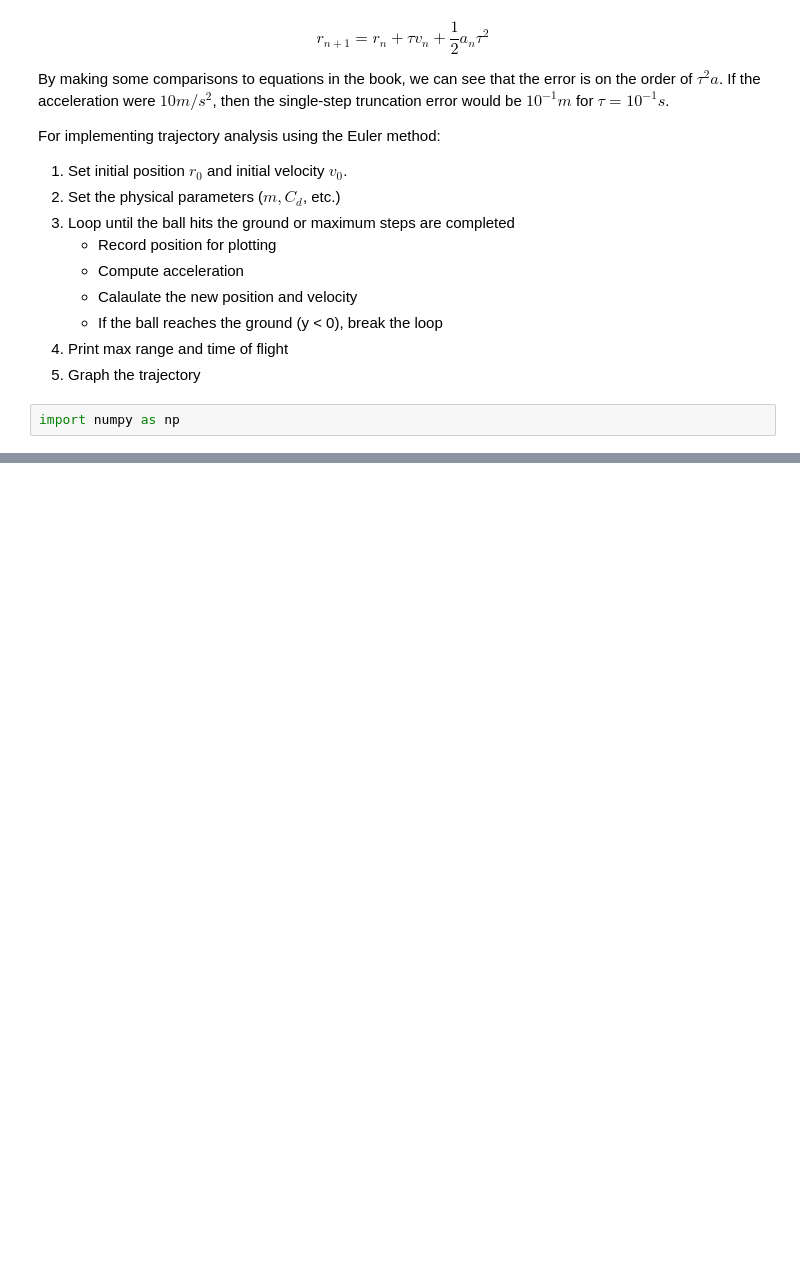
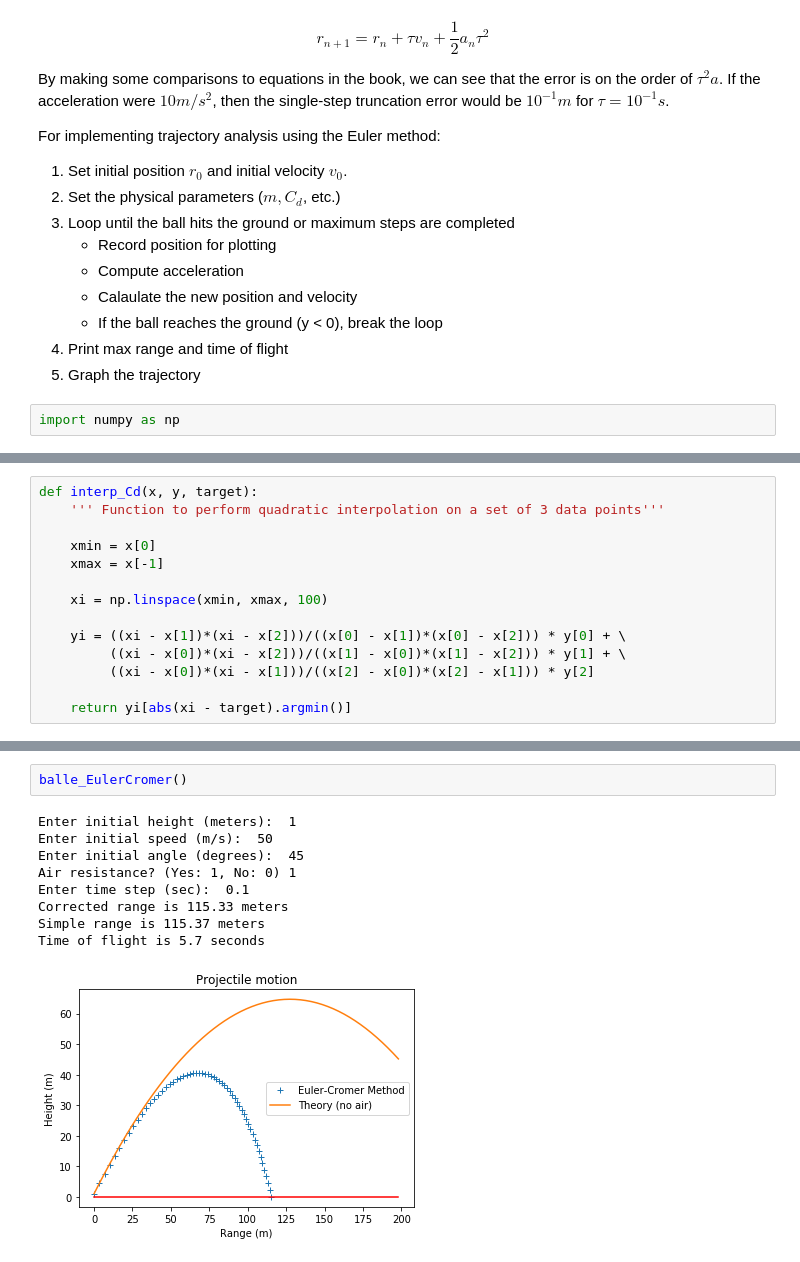
Before and after one commit to mattwilliams06/NumericalMethodsForPhysics, a Jupyter notebook: Ch2.ipynb, the cells around one changed output, grey strips where cells are left out. Saved outputs shown, nothing was run; the diff lists cells and outputs as text; blank space fills up the shorter version.

```diff
--- a/Ch2.ipynb
+++ b/Ch2.ipynb
@@ -180,0 +231,14 @@ Time of flight is 2.2 seconds
+# %%
+def interp_Cd(x, y, target):
+    ''' Function to perform quadratic interpolation on a set of 3 data points'''
+
+    xmin = x[0]
+    xmax = x[-1]
+
+    xi = np.linspace(xmin, xmax, 100)
+
+    yi = ((xi - x[1])*(xi - x[2]))/((x[0] - x[1])*(x[0] - x[2])) * y[0] + \
+         ((xi - x[0])*(xi - x[2]))/((x[1] - x[0])*(x[1] - x[2])) * y[1] + \
+         ((xi - x[0])*(xi - x[1]))/((x[2] - x[0])*(x[2] - x[1])) * y[2]
+
+    return yi[abs(xi - target).argmin()]
@@ -180,0 +351,12 @@ Time of flight is 2.2 seconds
+# %%
+balle_EulerCromer()
+# %% [output]
+Enter initial height (meters):  1
+Enter initial speed (m/s):  50
+Enter initial angle (degrees):  45
+Air resistance? (Yes: 1, No: 0) 1
+Enter time step (sec):  0.1
+Corrected range is 115.33 meters
+Simple range is 115.37 meters
+Time of flight is 5.7 seconds
+[figure, added]
```
Also changed, not shown: parts of 9 cells of this notebook.
